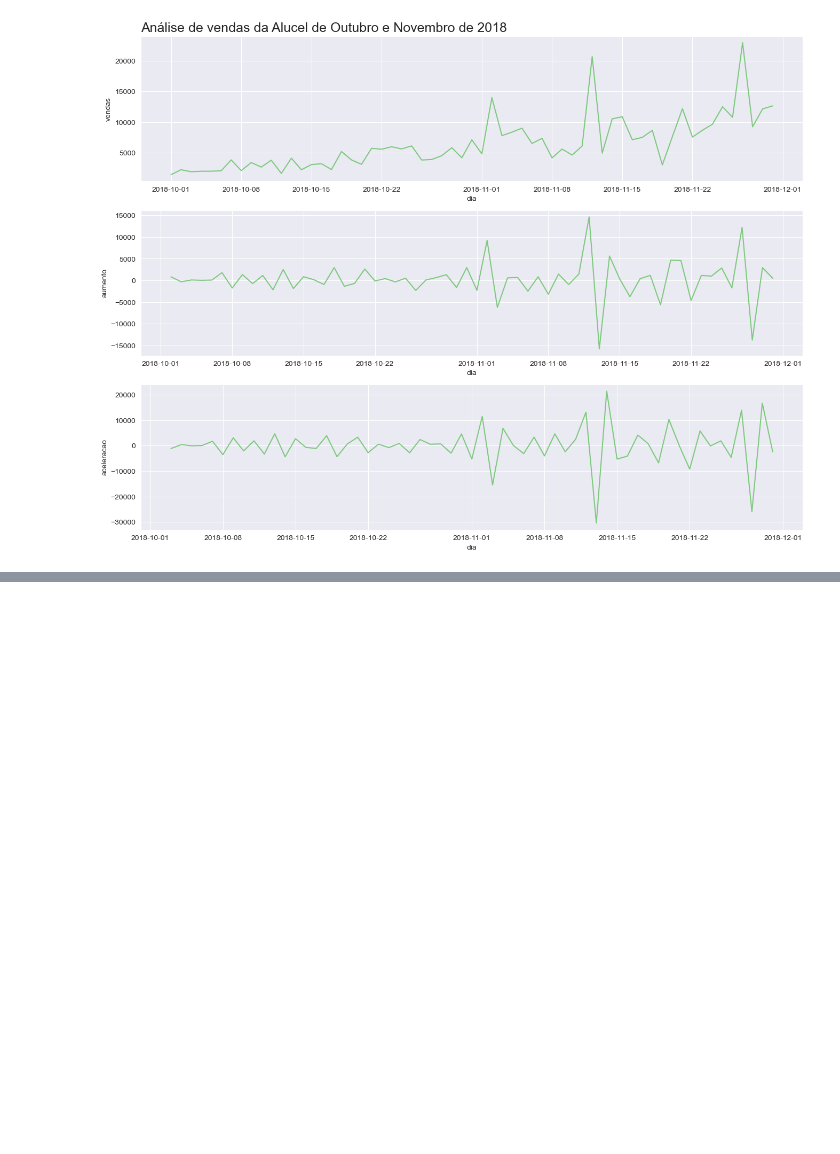
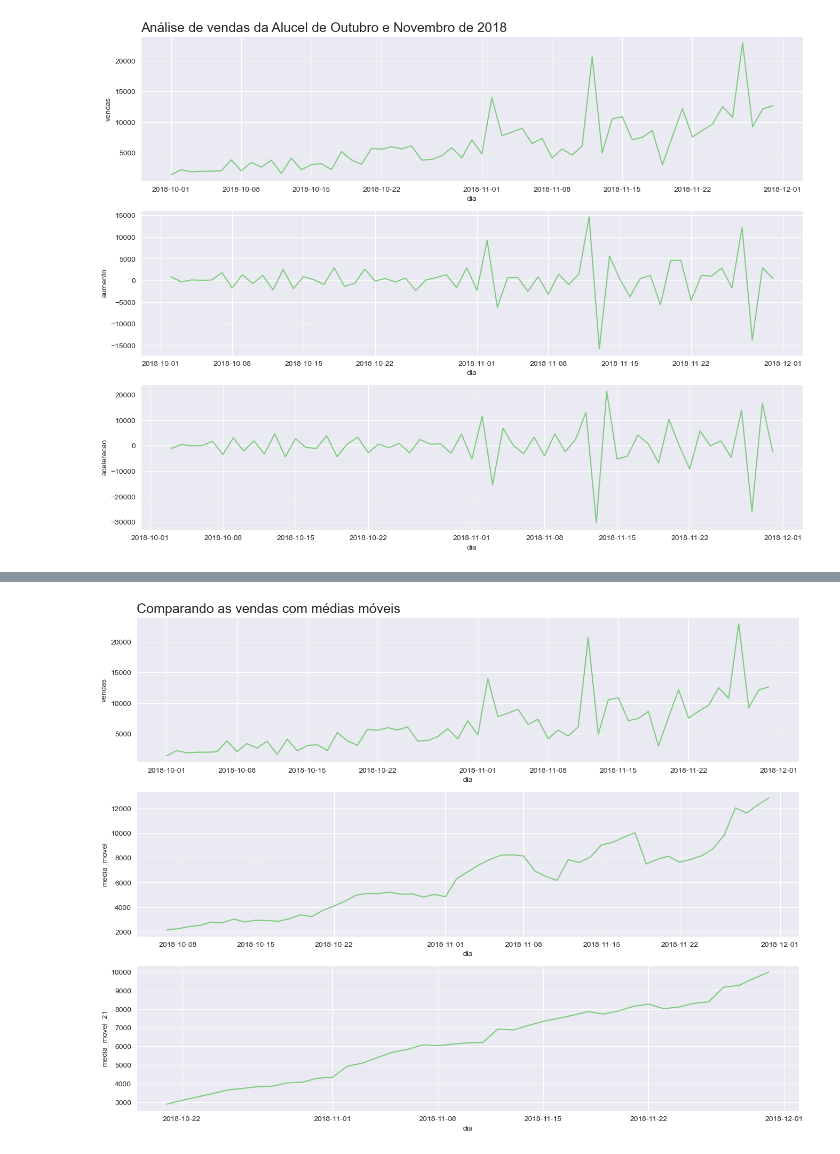
Before and after one commit to Isenlith/Time-Series, a Jupyter notebook: Time_Series.ipynb, the cells around one changed output, grey strips where cells are left out. Saved outputs shown, nothing was run; the diff lists cells and outputs as text; code cells hidden in the pictures; blank space fills up the shorter version.

```diff
--- a/Time_Series.ipynb
+++ b/Time_Series.ipynb
@@ -485,0 +512,4 @@ plot_comparacao('dia', 'vendas', 'aumento', 'aceleracao', alucel, 'Análise de v
+# %%
+plot_comparacao('dia', 'vendas', 'media_movel', 'media_movel_21', alucel, 'Comparando as vendas com médias móveis')
+# %% [output]
+[figure, added]
```
Also changed, not shown: parts of 5 cells of this notebook.
